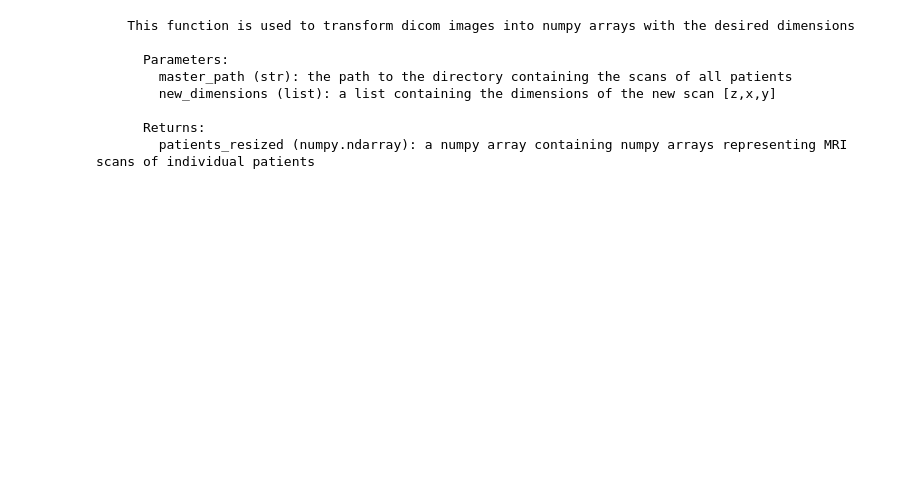
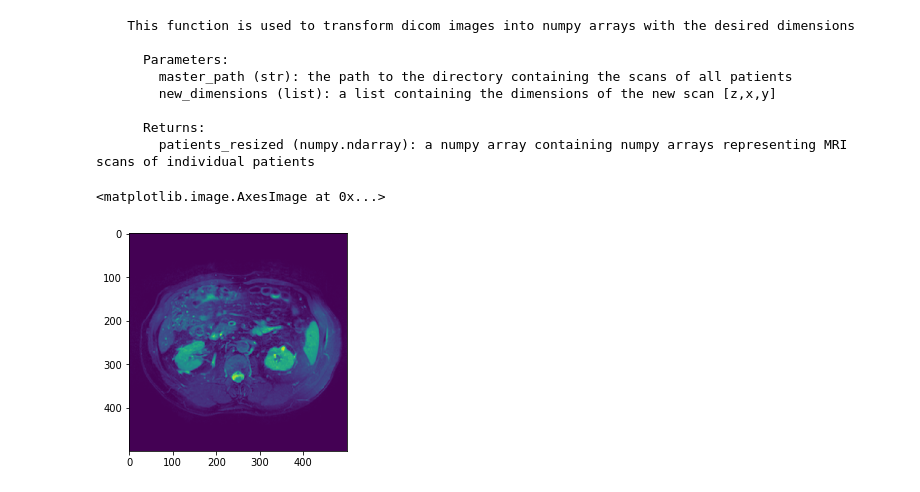
Before and after one commit to amalkoodoruth/deep-learning-for-pkd-patients, a Jupyter notebook: dicom_dataloader.ipynb, the cells around one changed output. Saved outputs shown, nothing was run; the diff lists cells and outputs as text; code cells hidden in the pictures; blank space fills up the shorter version.

```diff
--- a/dicom_dataloader.ipynb
+++ b/dicom_dataloader.ipynb
@@ -223,7 +223,7 @@ def get_extreme_dim(patients_dcm):
 
     return [min_length, max_length], [min_width, max_width], [min_height, max_height]
 # %%
-pat = load_data(my_dir[2:-2], [10,50,50])
+pat = load_data(my_dir[2:-2], [20,500,500])
 # %% [output]
 Dicom files loaded
 Min length: 256
@@ -251,3 +251,8 @@ print(load_data.__doc__)
 
       Returns:
         patients_resized (numpy.ndarray): a numpy array containing numpy arrays representing MRI scans of individual patients
+# %%
+plt.imshow(pat[0][5,:,:])
+# %% [output]
+<matplotlib.image.AxesImage at 0x...>
+[figure, added]
```
Also changed, not shown: parts of 2 cells of this notebook.
